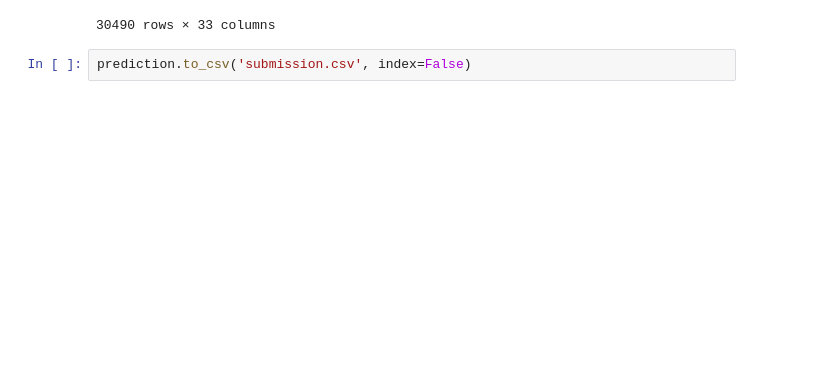
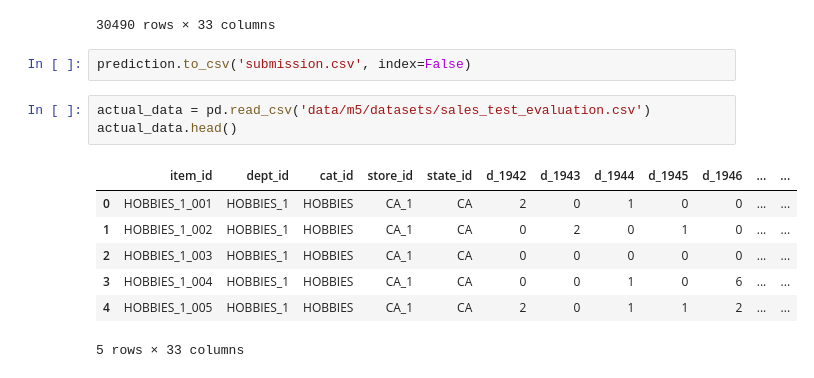
Before and after one commit to lrcorre10/DS-CaseStudy-SalesForecast, a Jupyter notebook: test.ipynb, the cells around one changed output. Cells and saved outputs as stored; diff of their text form; blank space fills up the shorter version.

```diff
--- a/test.ipynb
+++ b/test.ipynb
@@ -221,3 +220,14 @@ prediction
 30490 rows × 33 columns
 # %%
 prediction.to_csv('submission.csv', index=False)
+# %%
+actual_data = pd.read_csv('data/m5/datasets/sales_test_evaluation.csv')
+actual_data.head()
+# %% [output]
+|  | item_id | dept_id | cat_id | store_id | state_id | d_1942 | d_1943 | d_1944 | d_1945 | d_1946 | ... | ... |
+| 0 | HOBBIES_1_001 | HOBBIES_1 | HOBBIES | CA_1 | CA | 2 | 0 | 1 | 0 | 0 | ... | ... |
+| 1 | HOBBIES_1_002 | HOBBIES_1 | HOBBIES | CA_1 | CA | 0 | 2 | 0 | 1 | 0 | ... | ... |
+| 2 | HOBBIES_1_003 | HOBBIES_1 | HOBBIES | CA_1 | CA | 0 | 0 | 0 | 0 | 0 | ... | ... |
+| 3 | HOBBIES_1_004 | HOBBIES_1 | HOBBIES | CA_1 | CA | 0 | 0 | 1 | 0 | 6 | ... | ... |
+| 4 | HOBBIES_1_005 | HOBBIES_1 | HOBBIES | CA_1 | CA | 2 | 0 | 1 | 1 | 2 | ... | ... |
+5 rows × 33 columns
```
Also changed, not shown: parts of 3 cells of this notebook, 2 other files.
